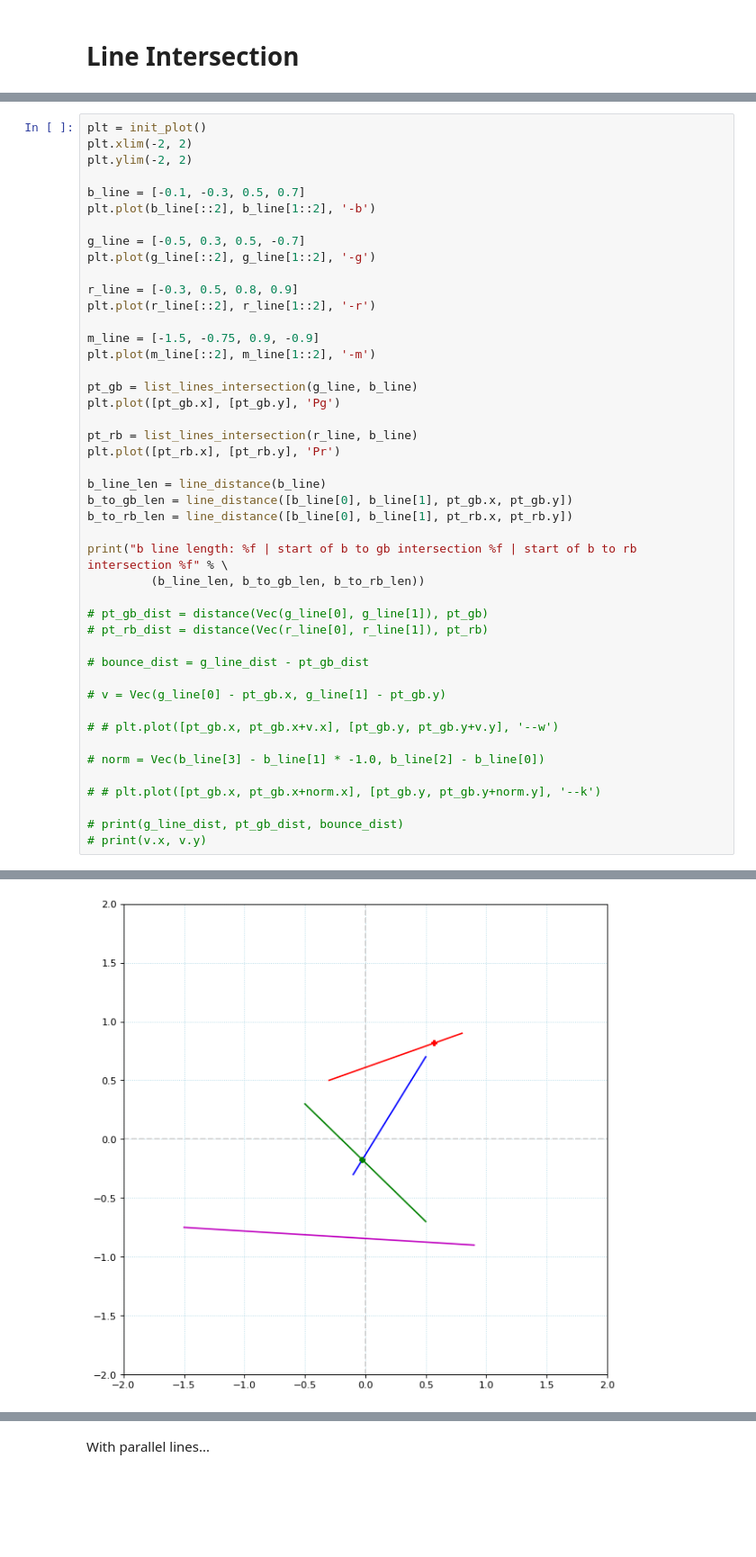
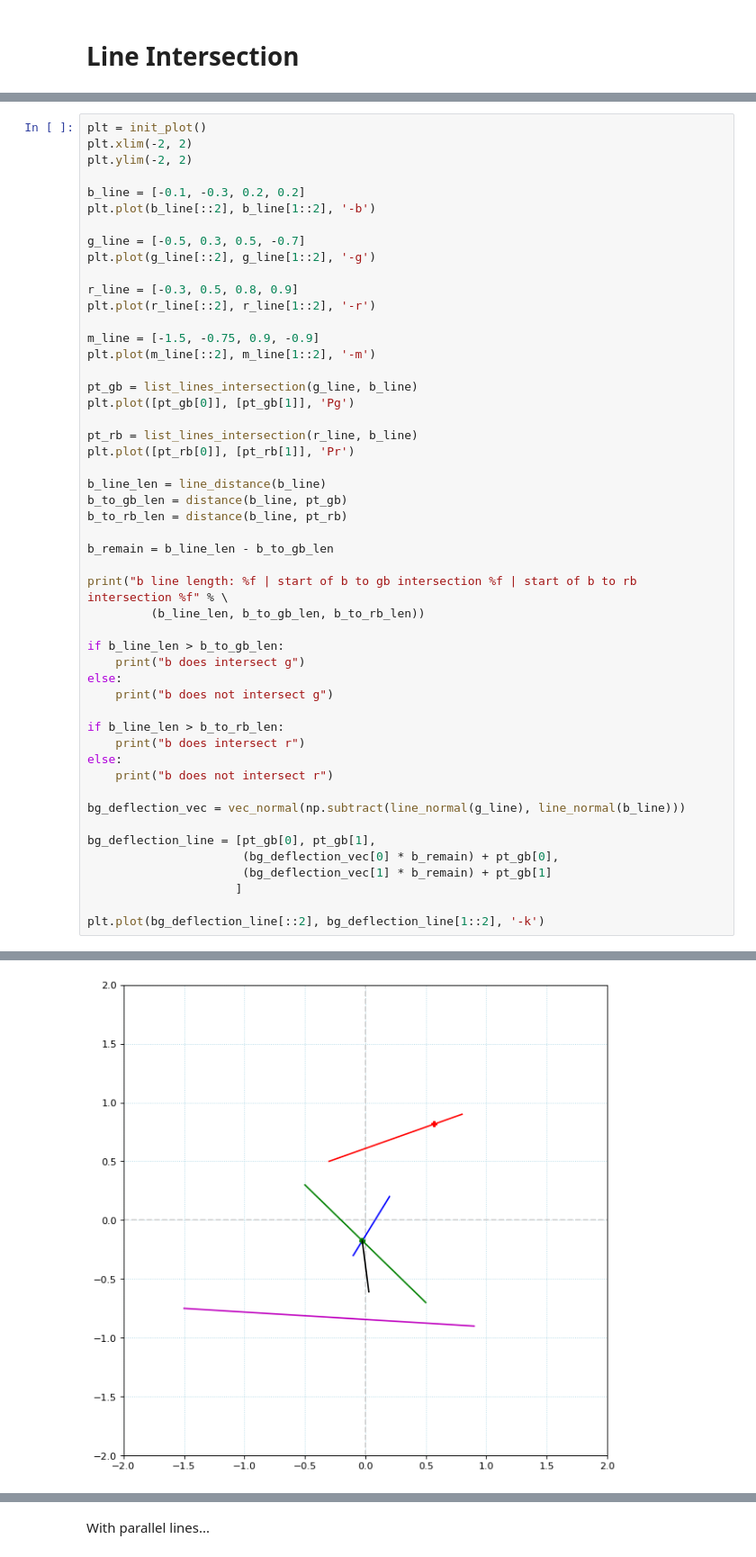
Before and after one commit to paulsuda/notebook-work, a Jupyter notebook: notebooks/Geometry 2D.ipynb, the cells around one changed output, grey strips where cells are left out. Shown at 90% size. Cells and saved outputs as stored; diff of their text form; blank space fills up the shorter version.

Commit message:
Line intersection in 2d

```diff
--- a/notebooks/Geometry 2D.ipynb
+++ b/notebooks/Geometry 2D.ipynb
@@ -113,7 +112,7 @@ plt = init_plot()
 plt.xlim(-2, 2)
 plt.ylim(-2, 2)
 
-b_line = [-0.1, -0.3, 0.5, 0.7]
+b_line = [-0.1, -0.3, 0.2, 0.2]
 plt.plot(b_line[::2], b_line[1::2], '-b')
 
 g_line = [-0.5, 0.3, 0.5, -0.7]
@@ -126,31 +125,36 @@ m_line = [-1.5, -0.75, 0.9, -0.9]
 plt.plot(m_line[::2], m_line[1::2], '-m')
 
 pt_gb = list_lines_intersection(g_line, b_line)
-plt.plot([pt_gb.x], [pt_gb.y], 'Pg')
+plt.plot([pt_gb[0]], [pt_gb[1]], 'Pg')
 
 pt_rb = list_lines_intersection(r_line, b_line)
-plt.plot([pt_rb.x], [pt_rb.y], 'Pr')
+plt.plot([pt_rb[0]], [pt_rb[1]], 'Pr')
 
 b_line_len = line_distance(b_line)
-b_to_gb_len = line_distance([b_line[0], b_line[1], pt_gb.x, pt_gb.y])
-b_to_rb_len = line_distance([b_line[0], b_line[1], pt_rb.x, pt_rb.y])
+b_to_gb_len = distance(b_line, pt_gb)
+b_to_rb_len = distance(b_line, pt_rb)
+
+b_remain = b_line_len - b_to_gb_len
 
 print("b line length: %f | start of b to gb intersection %f | start of b to rb intersection %f" % \
          (b_line_len, b_to_gb_len, b_to_rb_len))
 
-# pt_gb_dist = distance(Vec(g_line[0], g_line[1]), pt_gb)
-# pt_rb_dist = distance(Vec(r_line[0], r_line[1]), pt_rb)
+if b_line_len > b_to_gb_len:
+    print("b does intersect g")
+else:
+    print("b does not intersect g")
 
-# bounce_dist = g_line_dist - pt_gb_dist
+if b_line_len > b_to_rb_len:
+    print("b does intersect r")
+else:
+    print("b does not intersect r")
 
-# v = Vec(g_line[0] - pt_gb.x, g_line[1] - pt_gb.y)
+bg_deflection_vec = vec_normal(np.subtract(line_normal(g_line), line_normal(b_line)))
 
-# # plt.plot([pt_gb.x, pt_gb.x+v.x], [pt_gb.y, pt_gb.y+v.y], '--w')
+bg_deflection_line = [pt_gb[0], pt_gb[1],
+                      (bg_deflection_vec[0] * b_remain) + pt_gb[0],
+                      (bg_deflection_vec[1] * b_remain) + pt_gb[1]
+                     ]
 
-# norm = Vec(b_line[3] - b_line[1] * -1.0, b_line[2] - b_line[0])
-
-# # plt.plot([pt_gb.x, pt_gb.x+norm.x], [pt_gb.y, pt_gb.y+norm.y], '--k')
-
-# print(g_line_dist, pt_gb_dist, bounce_dist)
-# print(v.x, v.y)
+plt.plot(bg_deflection_line[::2], bg_deflection_line[1::2], '-k')
 # %% [output]
@@ -158 +165 @@ b line length: 1.166190 | start of b to gb intersection 0.145774 | start of b to
-[figure, old version]
+[figure, new version]
```
Also changed, not shown: parts of 14 cells of this notebook.
